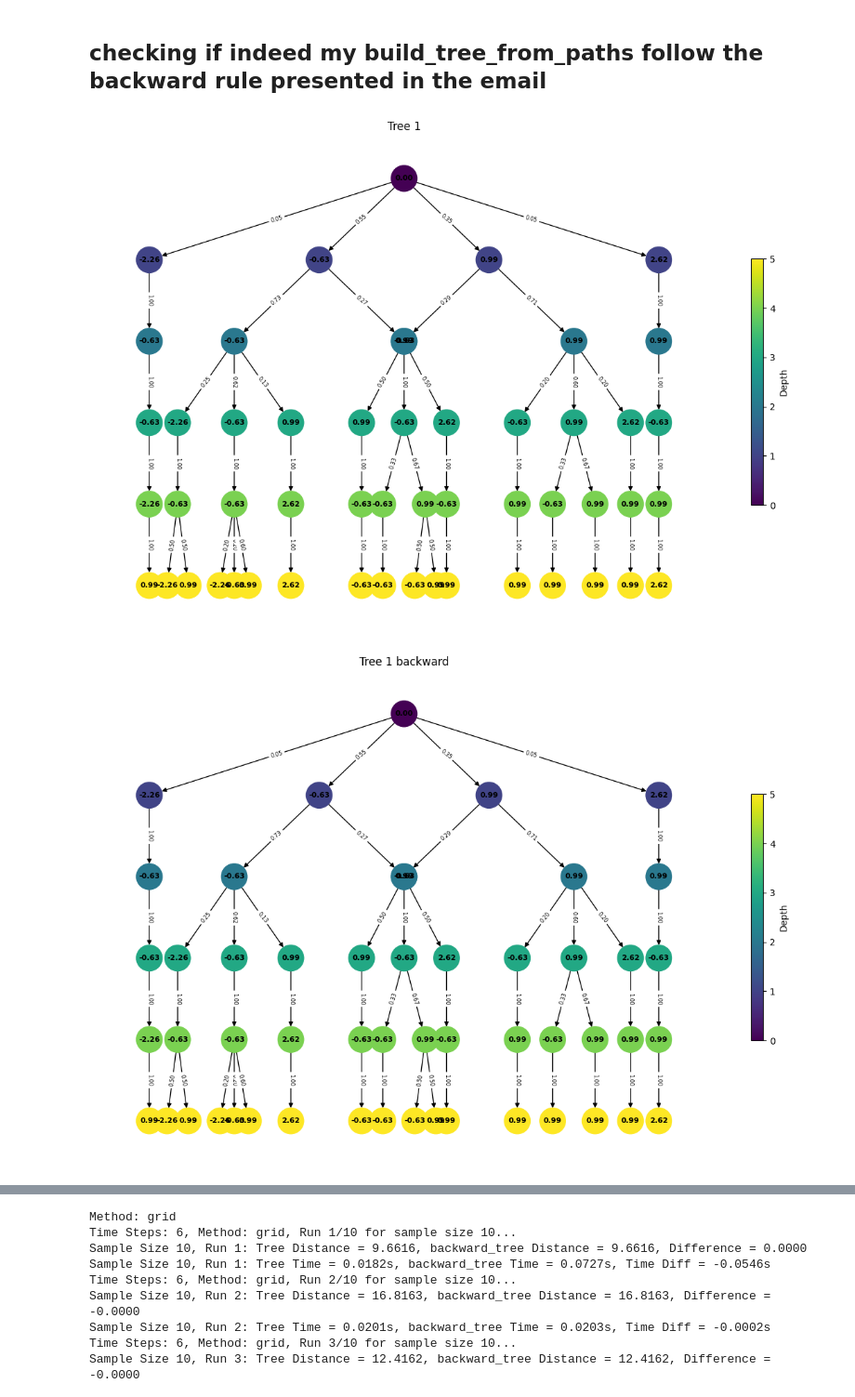
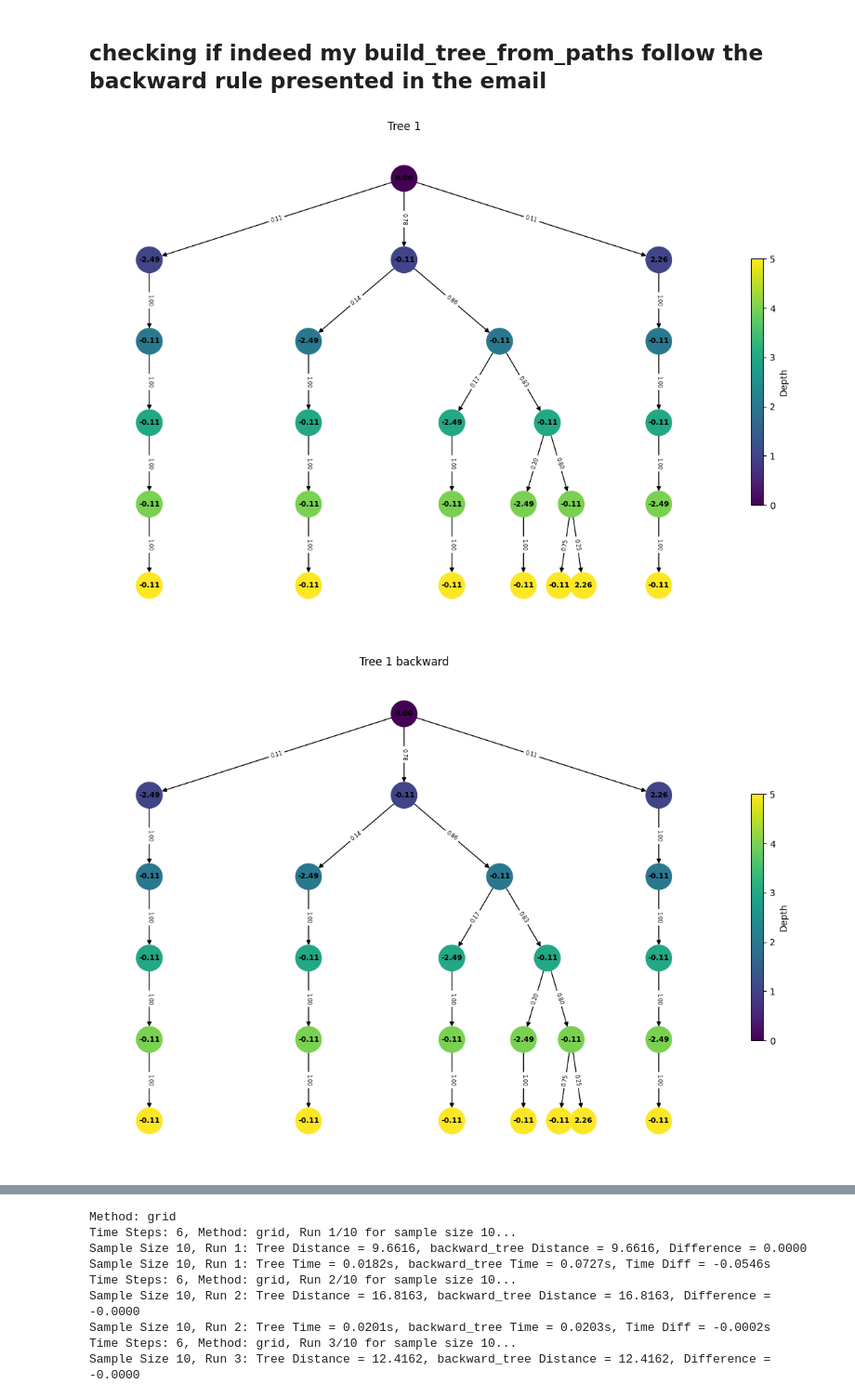
Before and after one commit to rubenbonto/AWD_numerics, a Jupyter notebook: Notebooks/Tree_to_compute_emp_AWD.ipynb, the cells around one changed output, grey strips where cells are left out. Shown at 93% size. Cells and saved outputs as stored; diff of their text form; code cells hidden in the pictures.

```diff
--- a/Notebooks/Tree_to_compute_emp_AWD.ipynb
+++ b/Notebooks/Tree_to_compute_emp_AWD.ipynb
@@ -676,7 +891,9 @@ def build_tree_from_paths_backward(sample_paths, weights):
     start_value = sample_paths[0][0]
     for path in sample_paths:
         if path[0] != start_value:
-            raise ValueError("All sample paths must have the same value at time step 0.")
+            raise ValueError(
+                "All sample paths must have the same value at time step 0."
+            )
 
     # Check that all sample paths have the same length.
     L = len(sample_paths[0])
@@ -687,7 +904,11 @@ def build_tree_from_paths_backward(sample_paths, weights):
     # Check that the sum of weights equals 1.
     total_weight = sum(weights)
     if abs(total_weight - 1.0) > 1e-6:
-        raise ValueError("The sum of weights must equal 1. Got sum(weights) = {}".format(total_weight))
+        raise ValueError(
+            "The sum of weights must equal 1. Got sum(weights) = {}".format(
+                total_weight
+            )
+        )
 
     # Create a mapping from prefix (tuple) to (TreeNode, aggregated weight).
     # Start at the leaves: each full sample path defines a leaf node.
@@ -704,8 +925,8 @@ def build_tree_from_paths_backward(sample_paths, weights):
         new_node_info = {}
         # Process each sample path along with its weight.
         for path, w in zip(sample_paths, weights):
-            prefix = tuple(path[:t+1])
-            child_prefix = tuple(path[:t+2])
+            prefix = tuple(path[: t + 1])
+            child_prefix = tuple(path[: t + 2])
             # Retrieve the child node from the previous iteration.
             child_node, _ = node_info[child_prefix]
             # If we haven't created a node for this prefix, do so now.
@@ -745,7 +966,7 @@ sigma = 1.0
 
 T = 6  # number of time steps (assumes t=0 is included)
 
-num_paths = 20
+num_paths = 9
 
 # ---------------------------
 # Generate non-Markovian sample paths:
@@ -762,34 +983,38 @@ for j in range(num_paths):
 samplesB = np.zeros((num_paths, T))
 for j in range(num_paths):
     # Generate a noise sequence for this sample path
     noise = np.random.normal(0, sigma, T)
     samplesB[j, 0] = 0  # initial condition
     for t in range(1, T):
         weighted_sum = 0
         for s in range(t):
             weight = 1 / (t - s)
             weighted_sum += weight * noise[s]
         samplesB[j, t] = weighted_sum
 
 # (If your empirical_grid_measure function expects an extra zero column, you could add one;
 # here we assume that the processes already start at zero.)
 samplesA_with_zero = samplesA
 samplesB_with_zero = samplesB
 
-new_sample_pathsA, new_weightsA = empirical_grid_measure(samplesA_with_zero, use_weights=True)
-new_sample_pathsB, new_weightsB = empirical_grid_measure(samplesB_with_zero, use_weights=True)
+new_sample_pathsA, new_weightsA = empirical_grid_measure(
+    samplesA_with_zero, use_weights=True
+)
+new_sample_pathsB, new_weightsB = empirical_grid_measure(
+    samplesB_with_zero, use_weights=True
+)
 
 
 tree1 = build_tree_from_paths(new_sample_pathsA, new_weightsA)
 tree2 = build_tree_from_paths(new_sample_pathsB, new_weightsB)
 
 tree1_back = build_tree_from_paths_backward(new_sample_pathsA, new_weightsA)
 tree2_back = build_tree_from_paths_backward(new_sample_pathsB, new_weightsB)
 
 visualize_tree(tree1, title="Tree 1")
 visualize_tree(tree1_back, title="Tree 1 backward")
 visualize_tree(tree2, title="Tree 2")
 visualize_tree(tree2_back, title="Tree 2 backward")
 # %% [output]
-[figure, old version]
+[figure, new version]
-[figure, old version]
+[figure, new version]
```
Also changed, not shown: parts of 6 cells of this notebook, 36 other files.
